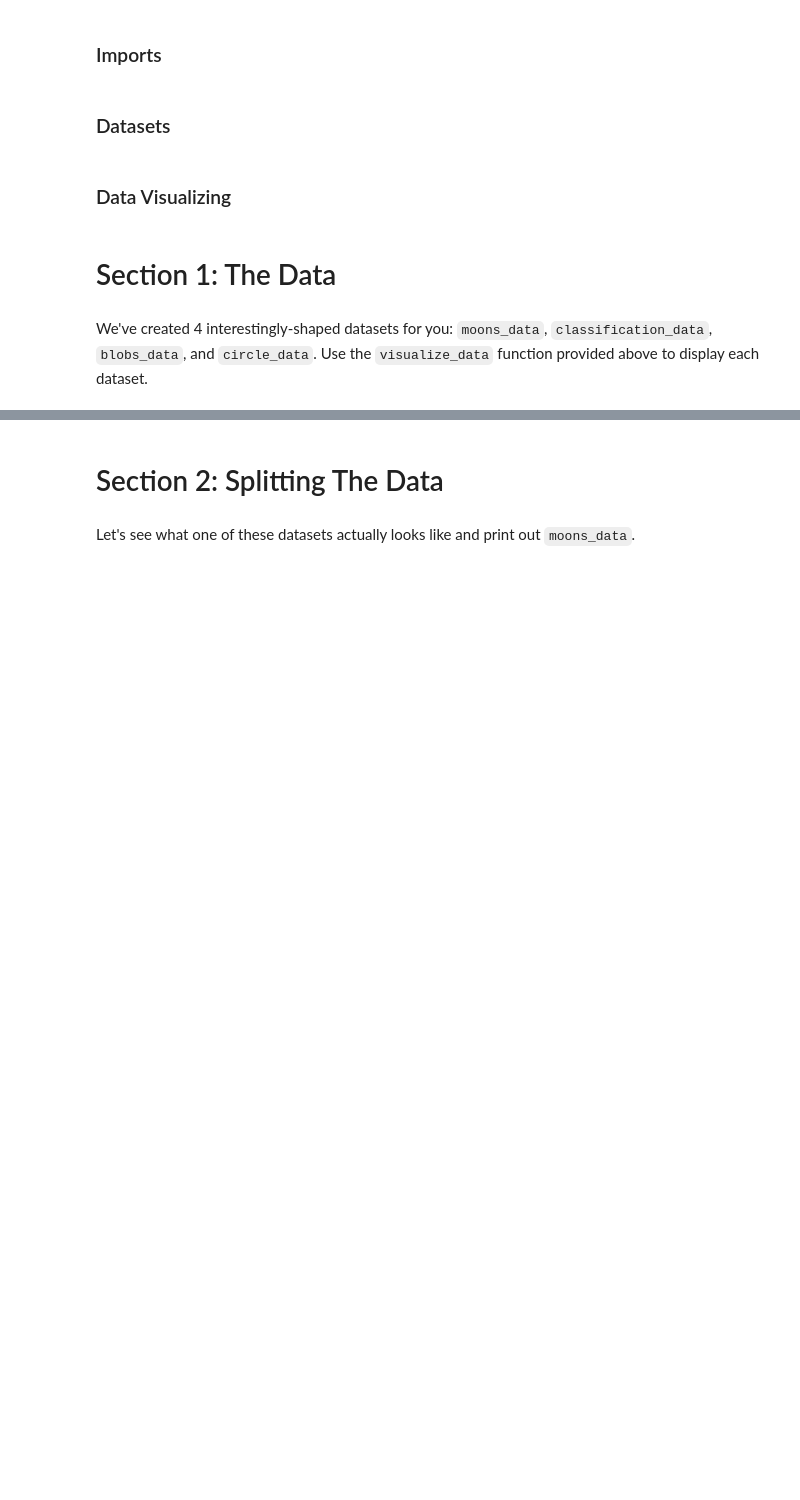
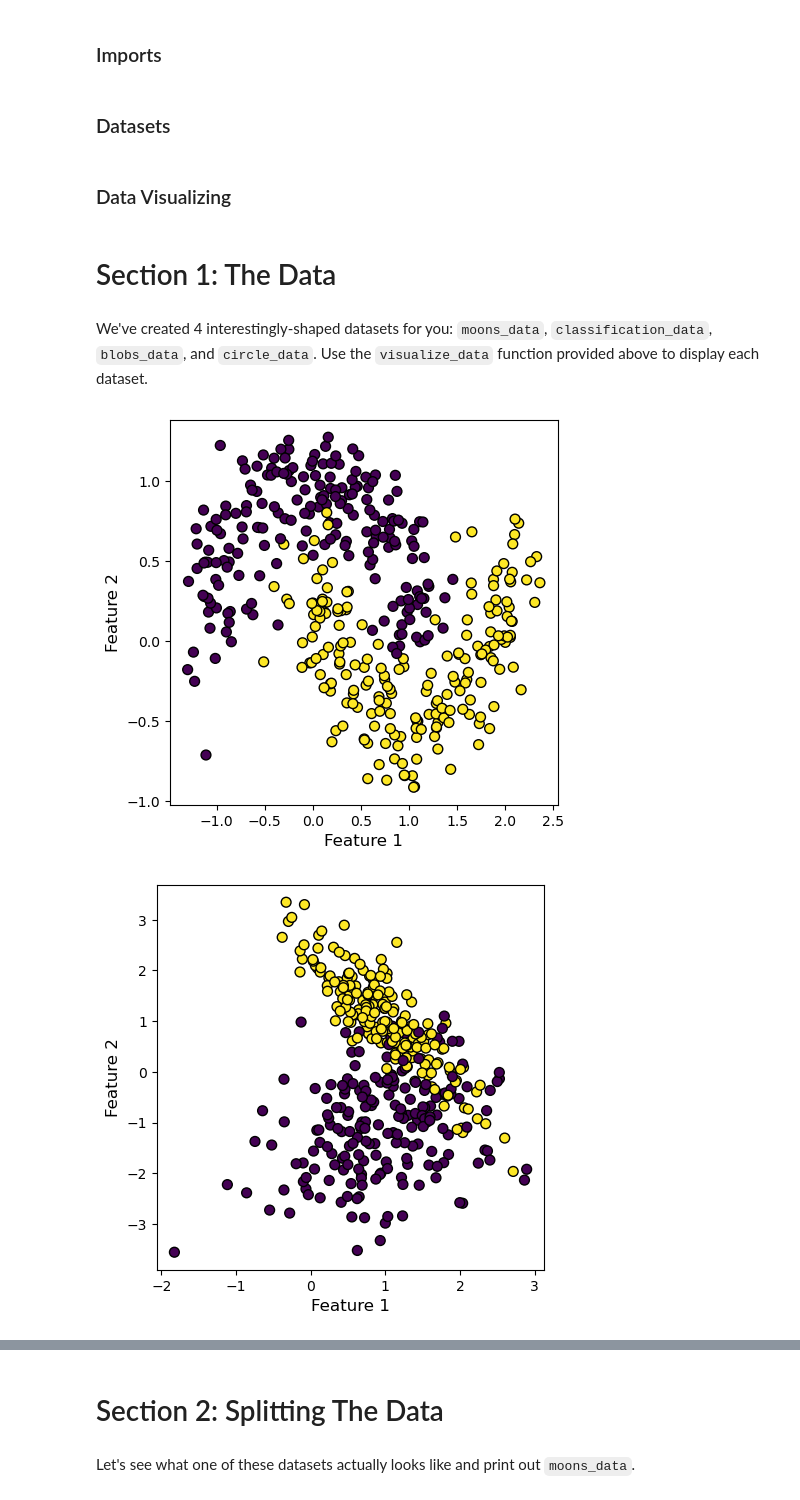
Before and after one commit to rachelkd/geering-up, a Jupyter notebook: 2_1-intro-to-supervised-models.ipynb, the cells around one changed output, grey strips where cells are left out. Drawn from its saved outputs; the diff is of its cells as text; code cells hidden in the pictures; blank space fills up the shorter version.

```diff
--- a/2_1-intro-to-supervised-models.ipynb
+++ b/2_1-intro-to-supervised-models.ipynb
@@ -74,0 +70,8 @@ We've created 4 interestingly-shaped datasets for you: `moons_data`, `classifica
+# %%
+visualize_data(moons_data)
+visualize_data(classification_data)
+visualize_data(blobs_data)
+visualize_data(circle_data)
+# %% [output]
+[figure, added]
+[figure, added]
```
Also changed, not shown: parts of 42 cells of this notebook.
